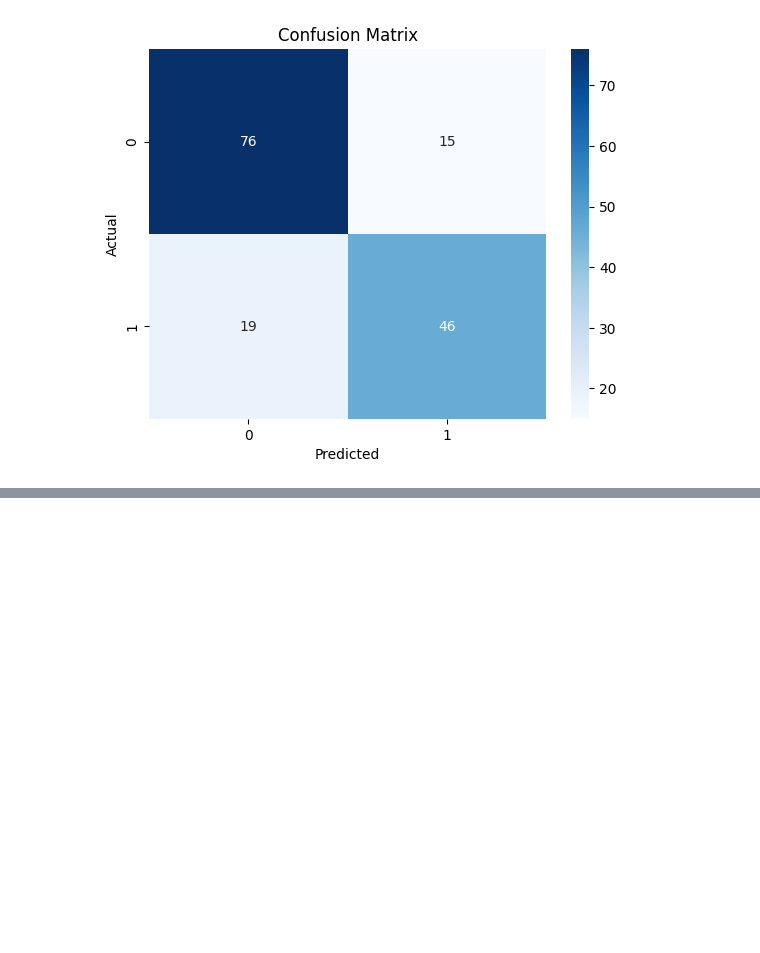
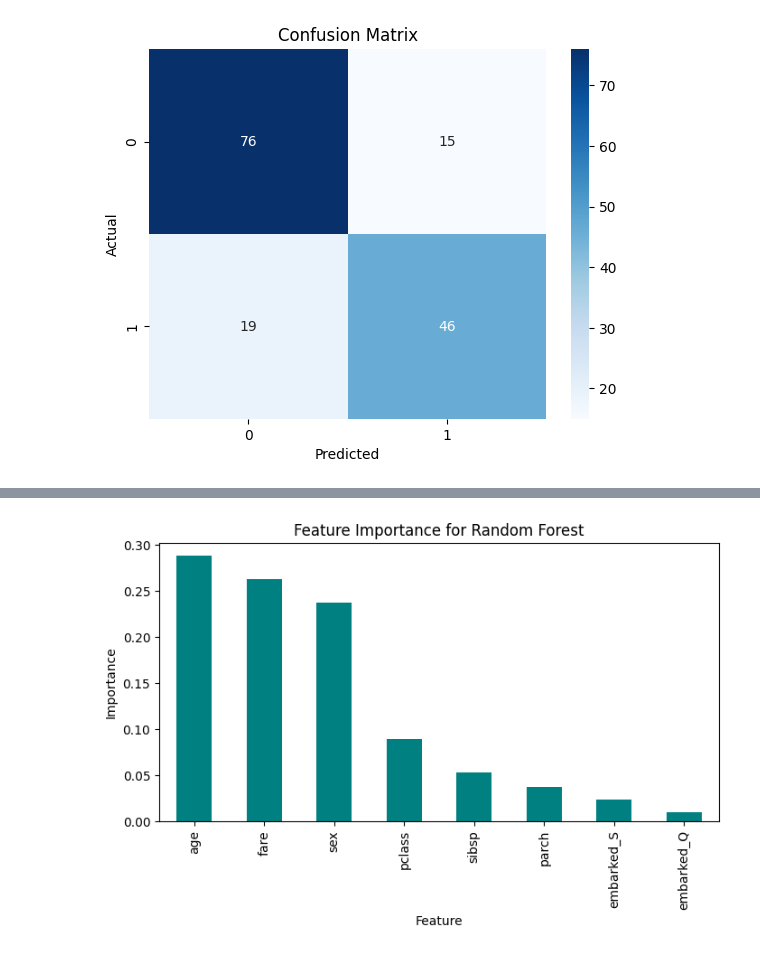
Before and after one commit to Storm00212/Data-manipulation-using-python, a Jupyter notebook: Complex_data_manipulation_with_sample_dataset.ipynb, the cells around one changed output, grey strips where cells are left out. Cells and saved outputs as stored; diff of their text form; code cells hidden in the pictures; blank space fills up the shorter version.

```diff
--- a/Complex_data_manipulation_with_sample_dataset.ipynb
+++ b/Complex_data_manipulation_with_sample_dataset.ipynb
@@ -256,0 +309,12 @@ Model Accuracy: 0.782051282051282
+# %%
+import numpy as np
+import pandas as pd
+
+feature_importance = pd.Series(rf.feature_importances_, index=X_train.columns)
+feature_importance.sort_values(ascending=False).plot(kind='bar', figsize=(8,4), color='teal')
+plt.title('Feature Importance for Random Forest')
+plt.xlabel('Feature')
+plt.ylabel('Importance')
+plt.show()
+# %% [output]
+[figure, added]
```
Also changed, not shown: parts of 19 cells of this notebook.
